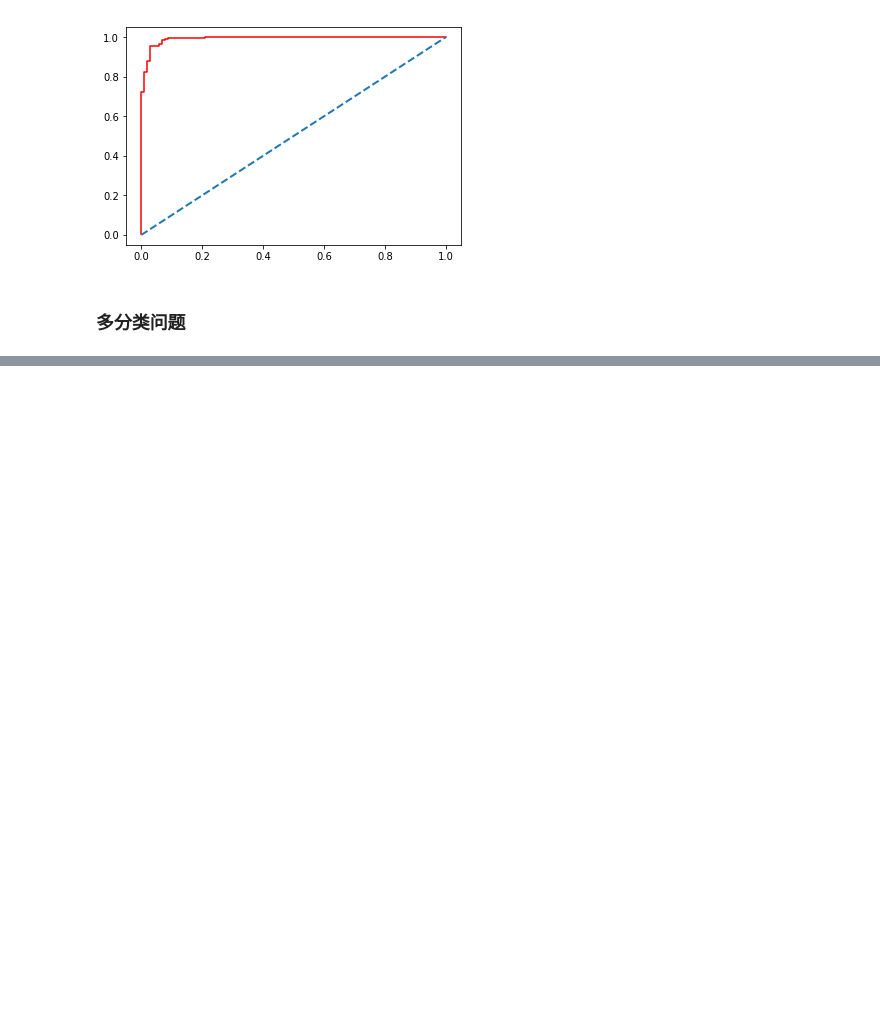
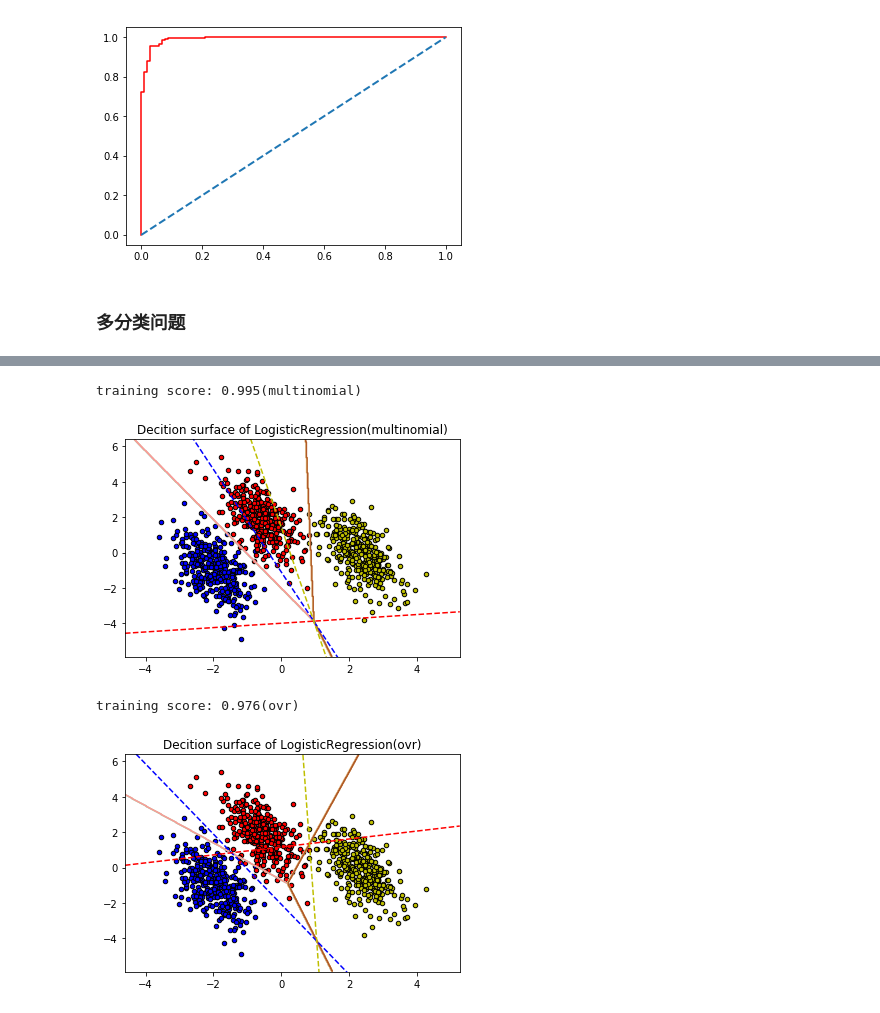
Before and after one commit to lihaoyi999/machine_learning, a Jupyter notebook: logregres/Logistic_Regression.ipynb, the cells around one changed output, grey strips where cells are left out. Drawn from its saved outputs; the diff is of its cells as text; code cells hidden in the pictures; blank space fills up the shorter version.

Commit message:
logistic回归

```diff
--- a/logregres/Logistic_Regression.ipynb
+++ b/logregres/Logistic_Regression.ipynb
@@ -86,12 +86,13 @@ plt.show()
 # %% [markdown]
 ### 多分类问题
 # %%
-import time
 import matplotlib.pyplot as plt
 import numpy as np
-
-from sklearn.datasets import fetch_openml
 from sklearn.linear_model import LogisticRegression
 from sklearn.model_selection import train_test_split
-from sklearn.preprocessing import StandardScaler
-from sklearn.utils import check_random_state
+from sklearn.datasets import make_blobs
+
+centers = [[-5, 0], [0, 1.5], [5, -1]]
+X, y = make_blobs(n_samples=1000, centers=centers, random_state=40)
+transformation = [[0.4, 0.2], [-0.4, 1.2]]
+X = np.dot(X, transformation)
@@ -124,0 +99,43 @@ MemoryError:
+# %%
+for multi_class in ('multinomial', 'ovr'):
+    clf = LogisticRegression(solver='sag', max_iter=100, random_state=42, multi_class=multi_class).fit(X, y)
+    # 模型训练得分
+    print('training score: %.3f(%s)' % (clf.score(X, y), multi_class))
+    # 在图中创建网状物
+    h = 0.02
+    x_min, x_max = X[:, 0].min() - 1, X[:, 0].max() + 1
+    y_min, y_max = X[:, 1].min() - 1, X[:, 1].max() + 1
+    xx, yy = np.meshgrid(np.arange(x_min, x_max, h), np.arange(y_min, y_max, h))
+    # 绘制决策边界，对此，将给网状物上的每个点赋予不同的颜色。
+    Z = clf.predict(np.c_[xx.ravel(), yy.ravel()])
+    Z = Z.reshape(xx.shape)
+
+    plt.figure()
+    plt.contour(xx, yy, Z, cmap=plt.cm.Paired)
+    plt.title('Decition surface of LogisticRegression(%s)' % multi_class)
+    plt.axis('tight')
+
+    # 绘制训练数据点
+    colors = 'bry'
+    for i, color in zip(clf.classes_, colors):
+        idx = np.where(y == i)
+        plt.scatter(X[idx, 0], X[idx, 1], c=color, cmap = plt.cm.Paired, edgecolors='black', s=20)
+    # 绘制3个ovr分类器的决策边界
+    xmin, xmax = plt.xlim()
+    ymin, ymax = plt.ylim()
+    coef = clf.coef_
+    intercept = clf.intercept_
+
+    def plot_hyperplane(c, color):
+        def line(x0):
+            return (-(x0 * coef[c, 0]) - intercept[c]) / coef[c, 1]
+        plt.plot([xmin, xmax], [line(xmin), line(xmax)], ls='--', color = color)
+    for i, color in zip(clf.classes_, colors):
+        plot_hyperplane(i, color)
+
+    plt.show()
+# %% [output]
+training score: 0.995(multinomial)
+[figure, added]
+training score: 0.976(ovr)
+[figure, added]
```
Also changed, not shown: parts of 4 cells of this notebook.
